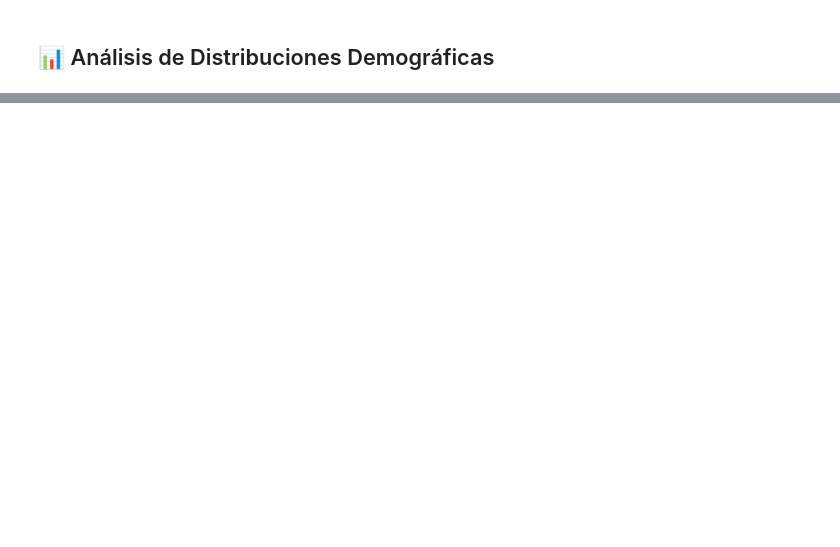
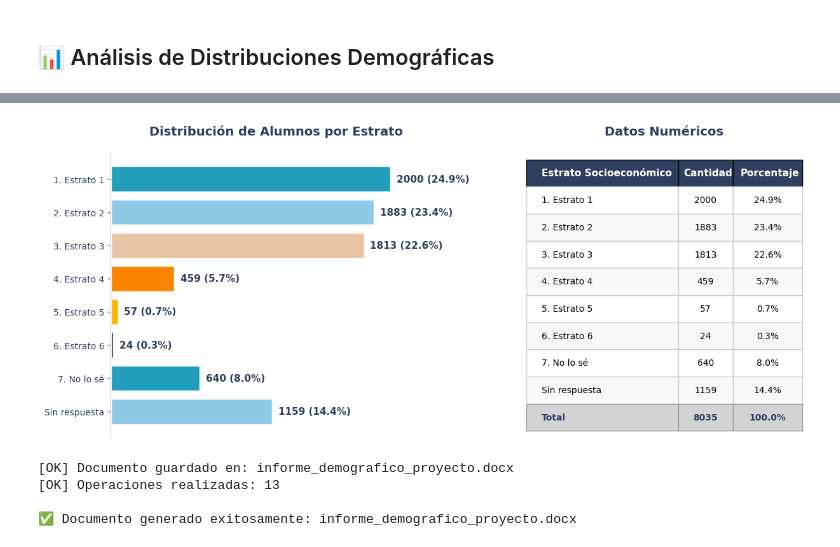
Before and after one commit to Crack-The-Code-Data/Resumen-automatico-de-cierre-de-proyectos, a Jupyter notebook: Notebook.ipynb, the cells around one changed output, grey strips where cells are left out. Drawn from its saved outputs; the diff is of its cells as text; code cells hidden in the pictures; blank space fills up the shorter version.

```diff
--- a/Notebook.ipynb
+++ b/Notebook.ipynb
@@ -926,0 +679,79 @@ Promedio de etnias por estudiante: 1.07
+# %%
+# 3. DISTRIBUCIÓN POR ESTRATO SOCIOECONÓMICO
+dist_estrato = df_alumnos['estrato_socioeconomico'].value_counts().reset_index()
+dist_estrato.columns = ['Estrato Socioeconómico', 'Cantidad']
+dist_estrato['Porcentaje'] = (dist_estrato['Cantidad'] / dist_estrato['Cantidad'].sum() * 100).round(2)
+dist_estrato = dist_estrato.sort_values('Estrato Socioeconómico')
+
+fig_estrato = crear_grafico_distribucion(
+    df_distribucion=dist_estrato,
+    col_categoria='Estrato Socioeconómico',
+    col_cantidad='Cantidad',
+    titulo_grafico='Distribución de Alumnos por Estrato',
+    label_y='',
+    colormap=['#8ECAE6', '#219EBC', '#023047', '#FFB703', '#FB8500', '#E8C4A6'],
+    truncar_categorias=True
+)
+# %% [output]
+[figure, added]
+# %%
+# ============================================================================
+# GENERACIÓN DE DOCUMENTO WORD CON WORD.PY
+# ============================================================================
+
+import word
+
+# Crear el documento usando DocumentBuilder
+builder = word.DocumentBuilder()
+
+# Agregar título general del documento
+builder.titulo("INFORME DE ANÁLISIS DEMOGRÁFICO DEL PROYECTO", nivel=1)
+
+# Agregar introducción al proyecto
+builder.titulo("Introducción al proyecto", nivel=2)
+
+builder.parrafo(
+    "Este documento presenta un análisis demográfico completo de los estudiantes "
+    "participantes en el proyecto. A continuación se muestran las distribuciones "
+    "por género, edad y estrato socioeconómico, elementos clave para comprender "
+    "el perfil de la población atendida y orientar estrategias pedagógicas inclusivas."
+)
+
+# Sección: Distribución por Género
+builder.titulo("Distribución por Género", nivel=3)
+builder.parrafo(
+    "La siguiente gráfica muestra la distribución de estudiantes según su género. "
+    "Este indicador permite evaluar la equidad de acceso al programa y diseñar "
+    "estrategias de inclusión cuando sea necesario."
+)
+builder.figura(fig_genero, pie="Figura 1: Distribución de estudiantes por género")
+
+# Sección: Distribución por Edad
+builder.titulo("Distribución por Edad", nivel=3)
+builder.parrafo(
+    "El análisis por rangos etarios permite identificar los grupos de edad predominantes "
+    "en el proyecto. Esta información es fundamental para ajustar contenidos, metodologías "
+    "y dinámicas de aprendizaje según el nivel de desarrollo de los participantes."
+)
+builder.figura(fig_edad, pie="Figura 2: Distribución de estudiantes por rango de edad")
+
+# Sección: Distribución por Estrato Socioeconómico
+builder.titulo("Distribución por Estrato Socioeconómico", nivel=3)
+builder.parrafo(
+    "La distribución por estrato socioeconómico refleja el contexto económico de los estudiantes. "
+    "Este dato es relevante para comprender barreras de acceso tecnológico, diseñar políticas de apoyo "
+    "y evaluar el impacto social del proyecto en poblaciones vulnerables."
+)
+builder.figura(fig_estrato, pie="Figura 3: Distribución de estudiantes por estrato socioeconómico")
+builder.numerar_titulos()
+
+# Guardar el documento
+ruta_salida = "informe_demografico_proyecto.docx"
+builder.guardar(ruta_salida, verbose=True)
+
+print(f"\n✅ Documento generado exitosamente: {ruta_salida}")
+# %% [output]
+[OK] Documento guardado en: informe_demografico_proyecto.docx
+[OK] Operaciones realizadas: 13
+
+✅ Documento generado exitosamente: informe_demografico_proyecto.docx
```
Also changed, not shown: parts of 19 cells of this notebook, 5 other files.
